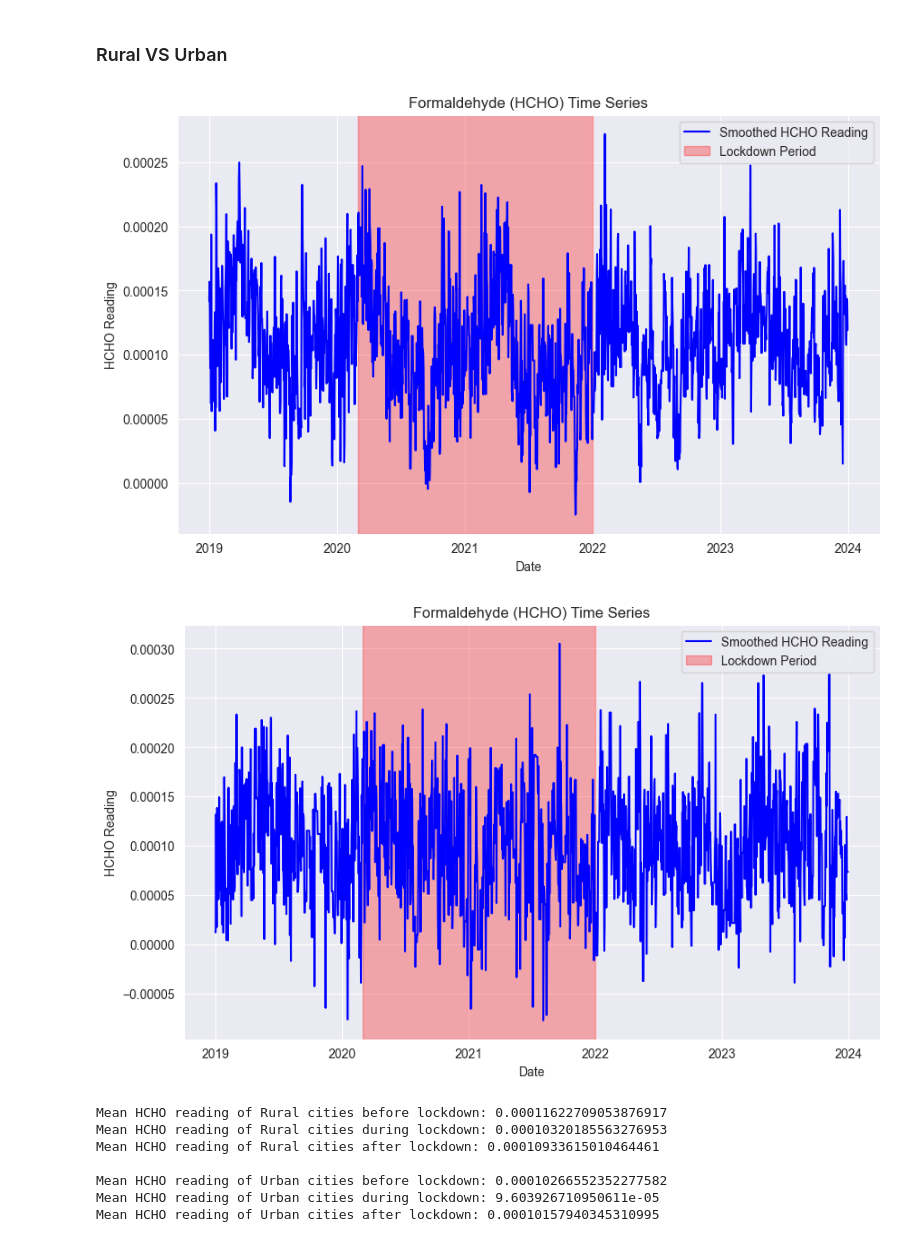
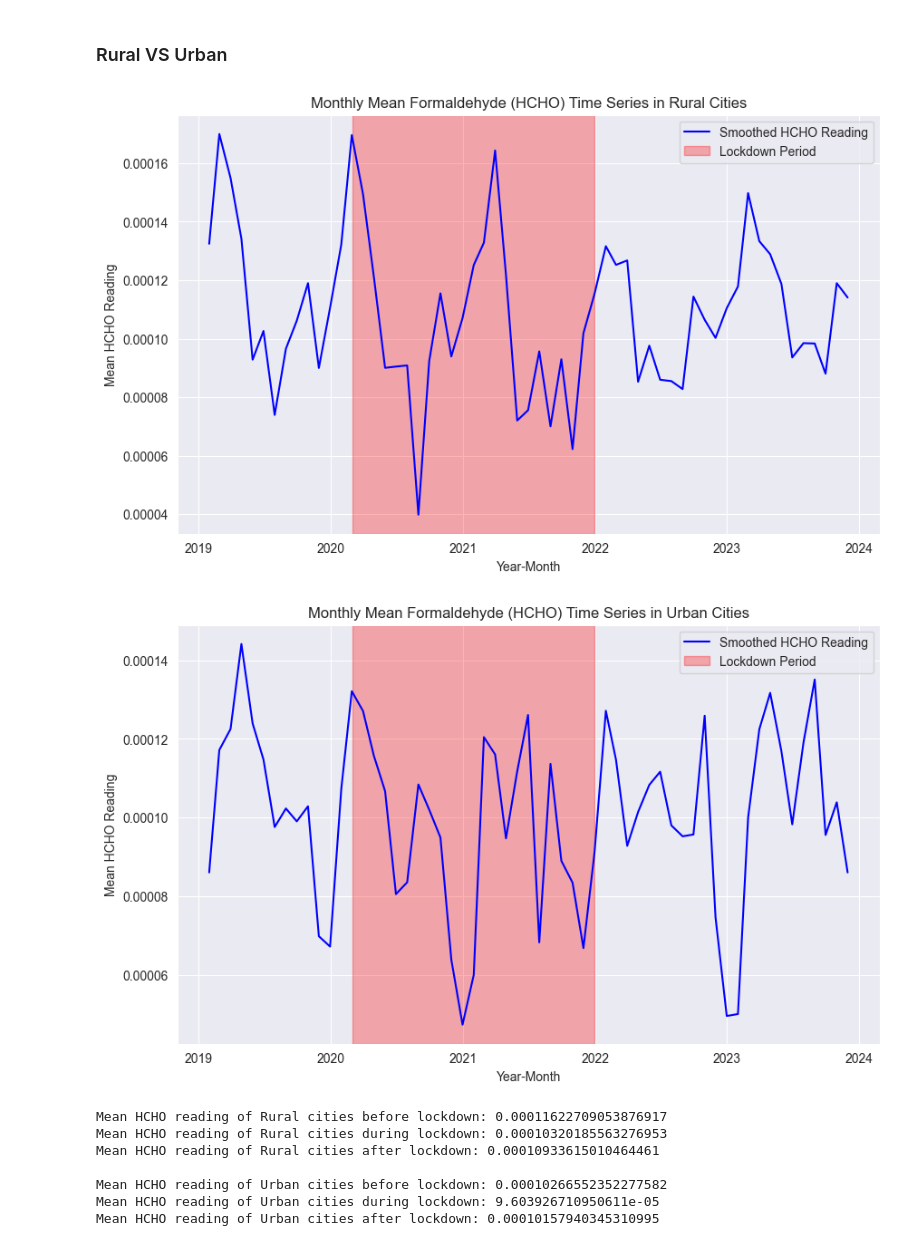
Before and after one commit to VanujaDesilva/Analyzing-HCHO-Gas-Levels-in-Sri-Lanka, a Jupyter notebook: Spatio-Temporal Analysis.ipynb, the cells around one changed output. Saved outputs shown, nothing was run; the diff lists cells and outputs as text; code cells hidden in the pictures.

```diff
--- a/Spatio-Temporal Analysis.ipynb
+++ b/Spatio-Temporal Analysis.ipynb
@@ -144,23 +148,29 @@ urban_df = pd.concat([bibile_df, deniyaya_df])
 urban_df = urban_df.drop(columns=['Unnamed: 0'])
 urban_df["Current Date"]= pd.to_datetime(urban_df["Current Date"])
 # %%
-# Aggregate data by date and take the mean of HCHO readings for each day
-data_aggregated = rural_df.groupby('Current Date')['HCHO reading'].mean().reset_index()
+# Convert 'Current Date' to datetime format
+rural_df['Current Date'] = pd.to_datetime(rural_df['Current Date'])
 
-# Sort the aggregated DataFrame by date
-data_sorted = data_aggregated.sort_values(by='Current Date')
+# Extract month and year from 'Current Date'
+rural_df['Year-Month'] = rural_df['Current Date'].dt.to_period('M')
 
-# Plot the time series data (Date vs HCHO readings) with a smoother curve
+# Aggregate data by month and calculate the mean HCHO readings
+monthly_mean_hcho = rural_df.groupby('Year-Month')['HCHO reading'].mean().reset_index()
+
+# Plot the time series data (Year-Month vs HCHO readings) with a smoother curve
 plt.figure(figsize=(10, 6))
 
 # Smoothing the curve with interpolation
-x_smooth = pd.date_range(start=data_sorted['Current Date'].min(), end=data_sorted['Current Date'].max(), freq='D')
-y_smooth = make_interp_spline(data_sorted['Current Date'], data_sorted['HCHO reading'])(x_smooth)
+x_smooth = pd.date_range(start=monthly_mean_hcho['Year-Month'].min().to_timestamp(),
+                         end=monthly_mean_hcho['Year-Month'].max().to_timestamp(),
+                         freq='M')
+y_smooth = make_interp_spline(monthly_mean_hcho['Year-Month'].dt.to_timestamp(),
+                              monthly_mean_hcho['HCHO reading'])(x_smooth)
 
 plt.plot(x_smooth, y_smooth, color='blue', linestyle='-', label='Smoothed HCHO Reading')
-plt.title('Formaldehyde (HCHO) Time Series')
-plt.xlabel('Date')
-plt.ylabel('HCHO Reading')
+plt.title('Monthly Mean Formaldehyde (HCHO) Time Series in Rural Cities')
+plt.xlabel('Year-Month')
+plt.ylabel('Mean HCHO Reading')
 plt.grid(True)
 
 # Highlight the COVID-19 lockdown period
@@ -171,36 +181,42 @@ plt.legend()
 
 plt.show()
 # %% [output]
-[figure, old version]
+[figure, new version]
 # %%
-# Aggregate data by date and take the mean of HCHO readings for each day
-data_aggregated = urban_df.groupby('Current Date')['HCHO reading'].mean().reset_index()
+# Convert 'Current Date' to datetime format
+urban_df['Current Date'] = pd.to_datetime(urban_df['Current Date'])
 
-# Sort the aggregated DataFrame by date
-data_sorted = data_aggregated.sort_values(by='Current Date')
+# Extract month and year from 'Current Date'
+urban_df['Year-Month'] = urban_df['Current Date'].dt.to_period('M')
 
-# Plot the time series data (Date vs HCHO readings) with a smoother curve
+# Aggregate data by month and calculate the mean HCHO readings
+monthly_mean_hcho = urban_df.groupby('Year-Month')['HCHO reading'].mean().reset_index()
+
+# Plot the time series data (Year-Month vs HCHO readings) with a smoother curve
 plt.figure(figsize=(10, 6))
 
 # Smoothing the curve with interpolation
-x_smooth = pd.date_range(start=data_sorted['Current Date'].min(), end=data_sorted['Current Date'].max(), freq='D')
-y_smooth = make_interp_spline(data_sorted['Current Date'], data_sorted['HCHO reading'])(x_smooth)
+x_smooth = pd.date_range(start=monthly_mean_hcho['Year-Month'].min().to_timestamp(),
+                         end=monthly_mean_hcho['Year-Month'].max().to_timestamp(),
+                         freq='M')
+y_smooth = make_interp_spline(monthly_mean_hcho['Year-Month'].dt.to_timestamp(),
+                              monthly_mean_hcho['HCHO reading'])(x_smooth)
 
 plt.plot(x_smooth, y_smooth, color='blue', linestyle='-', label='Smoothed HCHO Reading')
-plt.title('Formaldehyde (HCHO) Time Series')
-plt.xlabel('Date')
-plt.ylabel('HCHO Reading')
+plt.title('Monthly Mean Formaldehyde (HCHO) Time Series in Urban Cities')
+plt.xlabel('Year-Month')
+plt.ylabel('Mean HCHO Reading')
 plt.grid(True)
 
 # Highlight the COVID-19 lockdown period
 plt.axvspan(lockdown_start_date, lockdown_end_date, color='red', alpha=0.3, label='Lockdown Period')
 
 # Add legend
 plt.legend()
 
 plt.show()
 # %% [output]
-[figure, old version]
+[figure, new version]
 # %%
 # Filter data for Colombo during lockdown
 rural_lockdown_df = rural_df[(rural_df['Current Date'] >= lockdown_start_date) & (rural_df['Current Date'] <= lockdown_end_date)]
```
Also changed, not shown: parts of 15 cells of this notebook.
